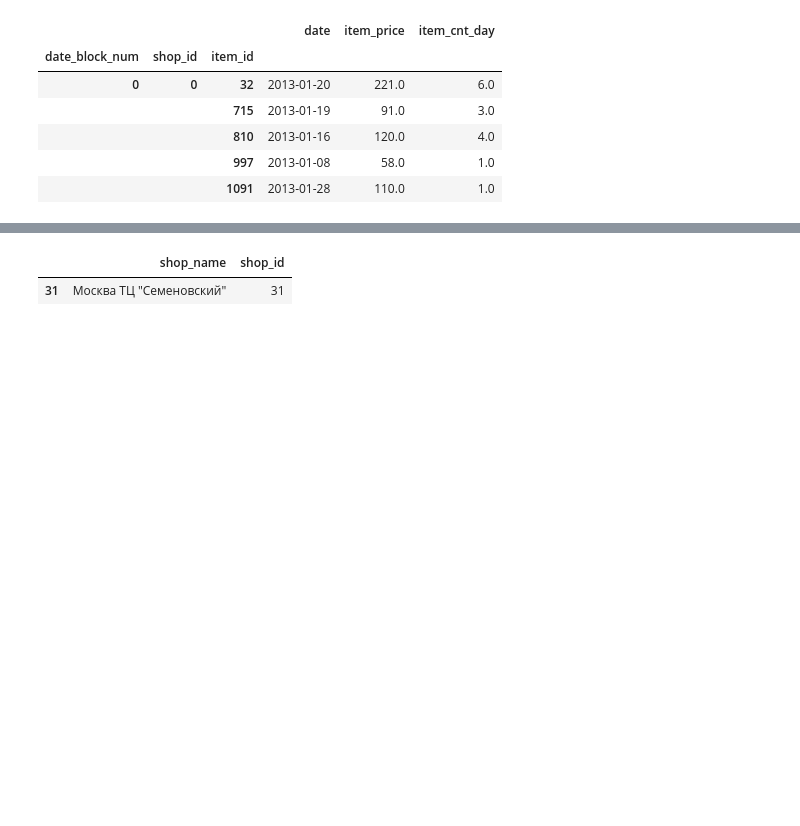
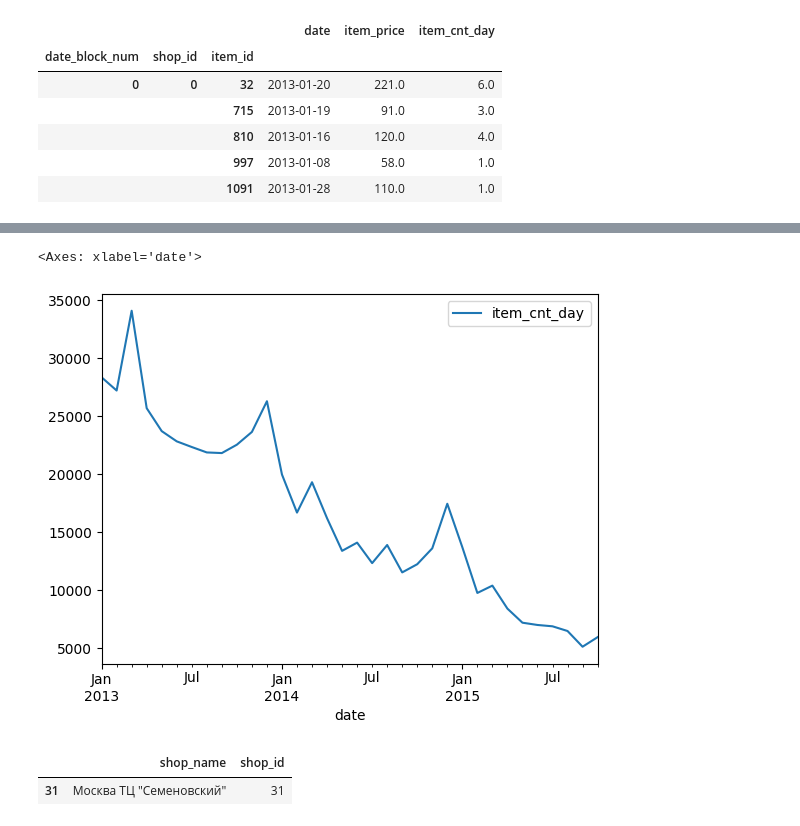
Before and after one commit to YPolina/Trainee, a Jupyter notebook: DS.ipynb, the cells around one changed output, grey strips where cells are left out. Drawn from its saved outputs; the diff is of its cells as text; code cells hidden in the pictures; blank space fills up the shorter version.

```diff
--- a/DS.ipynb
+++ b/DS.ipynb
@@ -130,3 +130,6 @@ fig = px.bar(group1, x = group1.index, y = 'item_cnt_day', width=800, height=800
 
 fig.update_xaxes(showticklabels=False)
 fig.show()
+# %%
+cat_40 = df_sales_train[df_sales_train['item_category_name'] == 'Кино - DVD'].groupby('date_block_num')[['date', 'item_cnt_day']].agg({'date': 'min', 'item_cnt_day': 'sum'}).set_index('date')
+cat_40.head()
@@ -133,3 +144,8 @@ fig.show()
+# %%
+cat_40.plot()
+# %% [output]
+<Axes: xlabel='date'>
+[figure, added]
 # %%
 group2 = df_sales_train.groupby('shop_name').agg({'item_cnt_day': 'sum'})
 fig = px.bar(group2, x = group2.index, y = 'item_cnt_day', width=800, height=800).update_layout(
```
Also changed, not shown: parts of 2 cells of this notebook.
